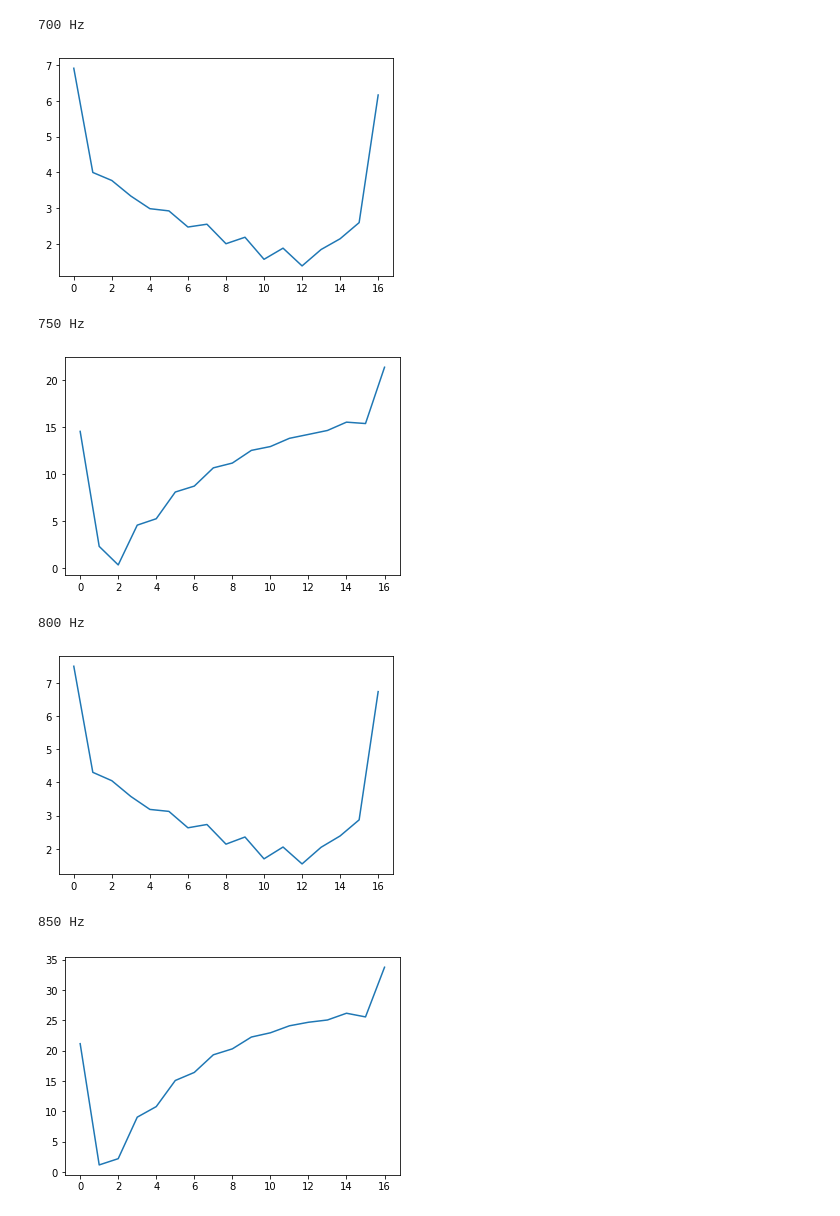
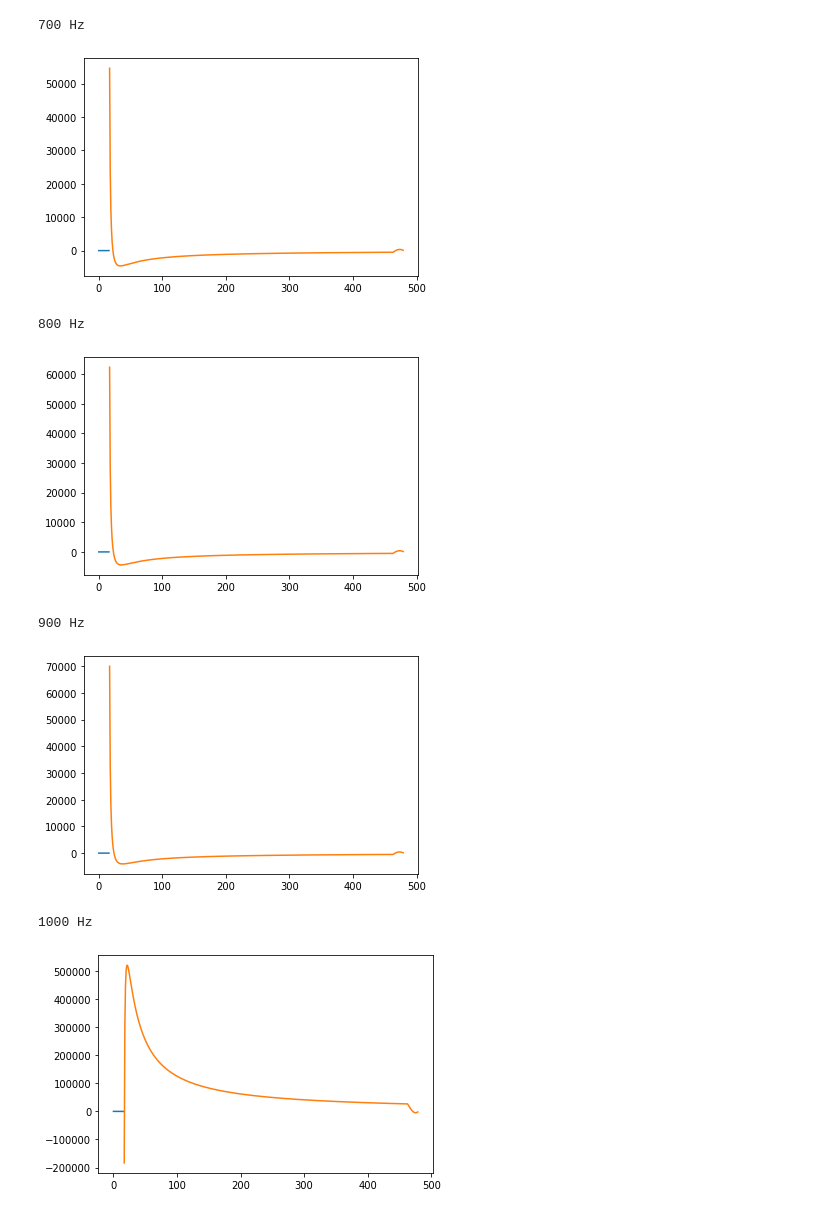
Before and after one commit to bernardsmith0892/Rust-DTMF-Service, a Jupyter notebook: dsp.ipynb, the cells around one changed output. Cells and saved outputs as stored; diff of their text form; code cells hidden in the pictures.

```diff
--- a/dsp.ipynb
+++ b/dsp.ipynb
@@ -1,31 +77,31 @@
 # %%
-import numpy as np
-from scipy import signal
-import matplotlib.pyplot as plt
-%matplotlib inline
+def own_hilbert(sig, space):
+    inverse_pi = 1.0/np.pi / space
+    return np.convolve(sig, inverse_pi)
 
 def test_freq(f, t_f, sig):
     analytic_pulse = 0.5 * np.sin(2 * np.pi * f * t_f)
     c = np.correlate(sig, analytic_pulse)
-    envelope = abs(signal.hilbert(c))
-    return envelope
+    imag = own_hilbert(c, t_f)
+    return c, imag
 
 t = np.linspace(0, 0.01, 480)
 tone = np.append(np.zeros(0), np.sin(2 * np.pi * 1000 * t))
 
 t_f = np.linspace(0, 0.01-(0.01*16/480), 464)
-for f in range(700, 1500, 50):
-    out = test_freq(f, t_f, tone)
+for f in range(700, 1500, 100):
+    real, imag = test_freq(f, t_f, tone)
     #print(f"{f} Hz - {out}")
     print(f"{f} Hz")
-    plt.plot(out)
+    plt.plot(real)
+    plt.plot(imag)
     plt.show()
 # %% [output]
 700 Hz
-[figure, old version]
+[figure, new version]
-750 Hz
+800 Hz
-[figure, old version]
+[figure, new version]
-800 Hz
+900 Hz
-[figure, old version]
+[figure, new version]
-850 Hz
+1000 Hz
-[figure, old version]
+[figure, new version]
```
Also changed, not shown: parts of 3 cells of this notebook, 3 other files.
